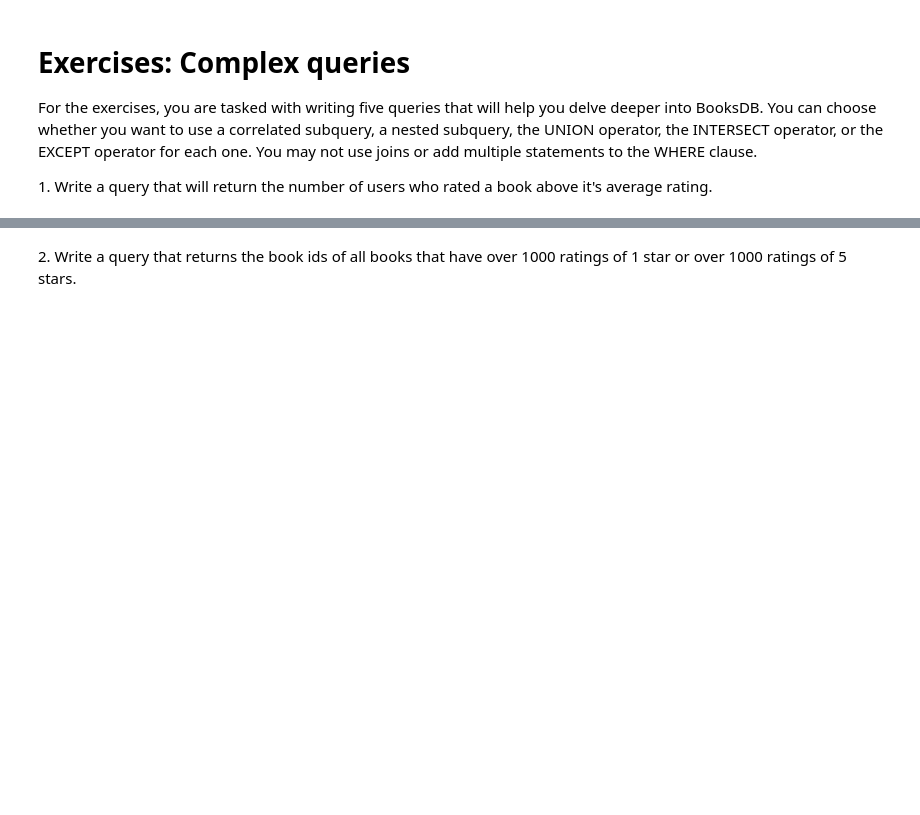
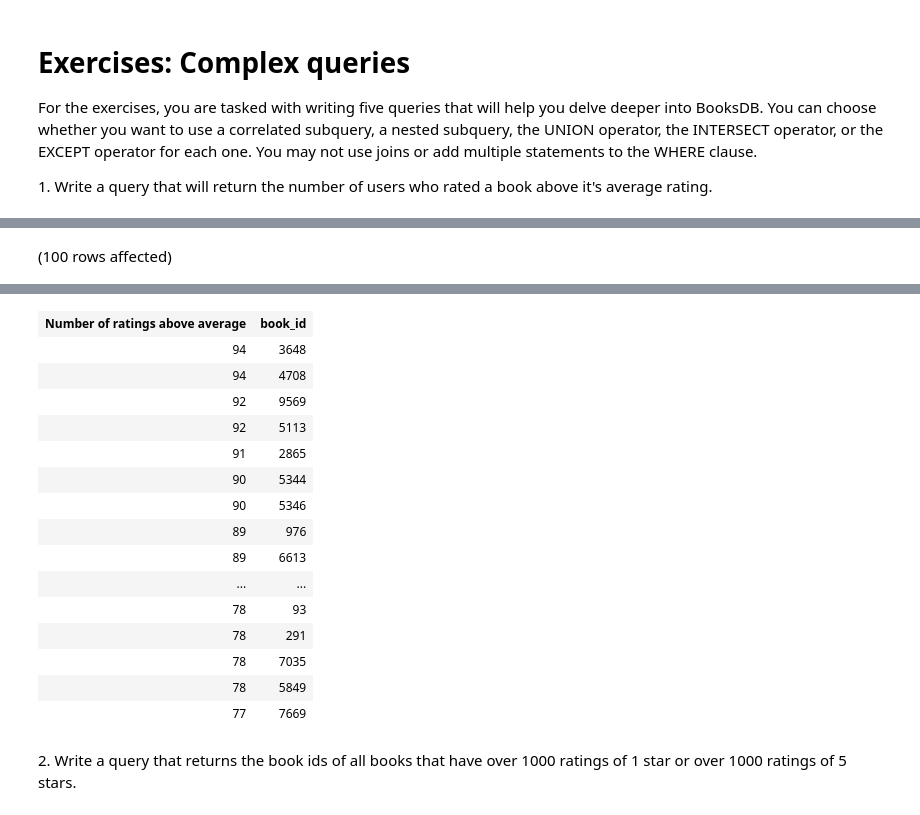
Before and after one commit to yayasanya/sql-part4-exercises, a Jupyter notebook: sql-part4.ipynb, the cells around one changed output, grey strips where cells are left out. Cells and saved outputs as stored; diff of their text form; code cells hidden in the pictures; blank space fills up the shorter version.

```diff
--- a/sql-part4.ipynb
+++ b/sql-part4.ipynb
@@ -10,0 +7,11 @@ Total execution time: 00:00:00
+# %%
+SELECT TOP 100 COUNT(user_id) AS 'Number of ratings above average', r.book_id
+FROM BooksDB.dbo.ratings AS r
+WHERE rating >
+    (SELECT average_rating
+    FROM BooksDB.dbo.books as b
+    WHERE b.best_book_id=r.book_id)
+GROUP BY r.book_id
+ORDER BY 'Number of ratings above average' DESC
+# %% [output]
+(100 rows affected)
@@ -11,2 +19,18 @@ Total execution time: 00:00:00
+| Number of ratings above average | book_id |
+| 94 | 3648 |
+| 94 | 4708 |
+| 92 | 9569 |
+| 92 | 5113 |
+| 91 | 2865 |
+| 90 | 5344 |
+| 90 | 5346 |
+| 89 | 976 |
+| 89 | 6613 |
+| ... | ... |
+| 78 | 93 |
+| 78 | 291 |
+| 78 | 7035 |
+| 78 | 5849 |
+| 77 | 7669 |
 # %% [markdown]
 2. Write a query that returns the book ids of all books that have over 1000 ratings of 1 star or over 1000 ratings of 5 stars.
```
Also changed, not shown: parts of 10 cells of this notebook.
